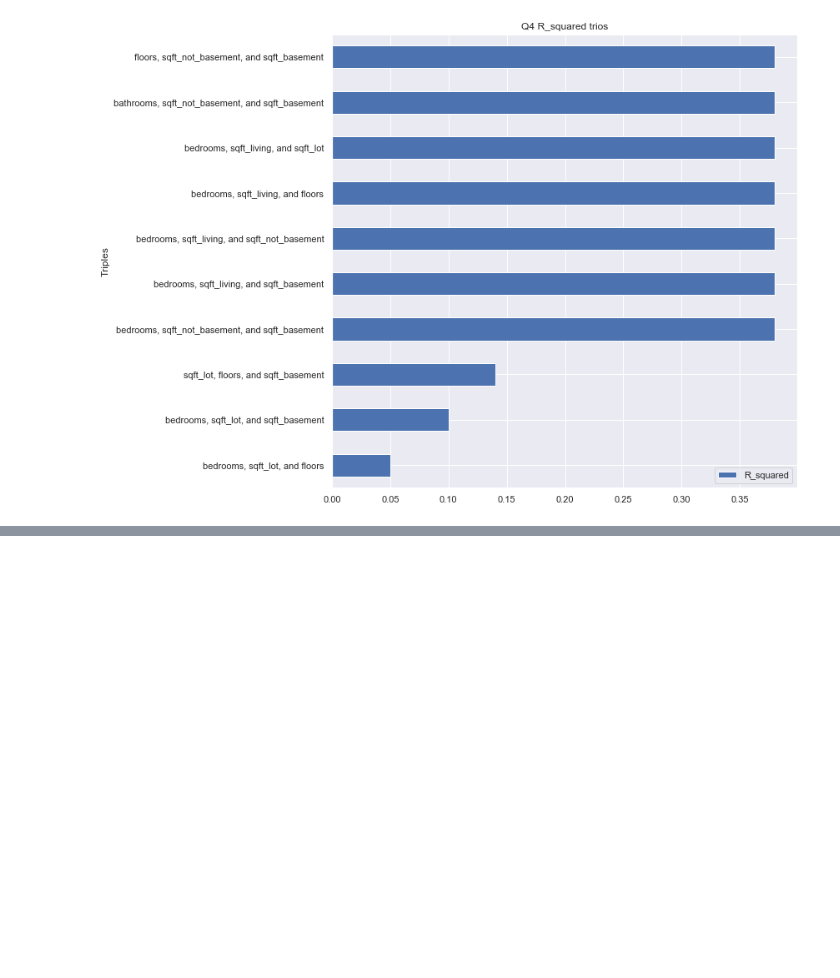
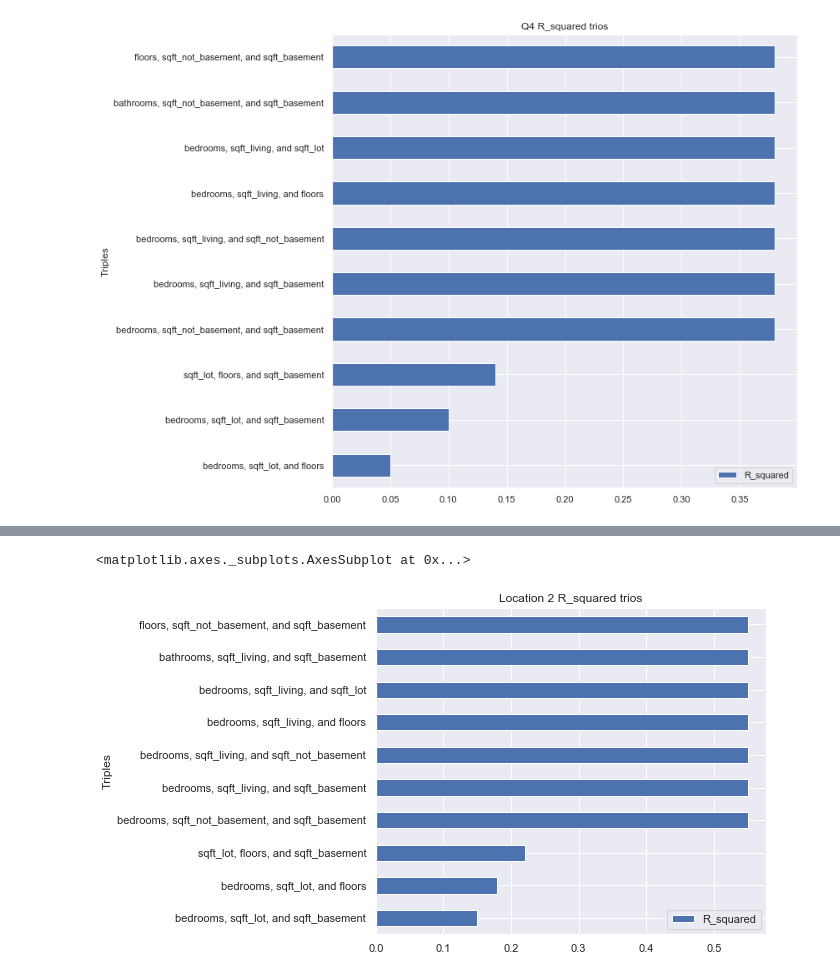
Before and after one commit to Greg-S-12/Mod1_Project, a Jupyter notebook: joe_project.ipynb, the cells around one changed output, grey strips where cells are left out. Cells and saved outputs as stored; diff of their text form; code cells hidden in the pictures; blank space fills up the shorter version.

```diff
--- a/joe_project.ipynb
+++ b/joe_project.ipynb
@@ -458,0 +454,5 @@ df.head()
+# %%
+r2(df_location2)[:3].append(r2(df_location2)[-7:]).plot.barh(title = 'Location 2 R_squared trios')
+# %% [output]
+<matplotlib.axes._subplots.AxesSubplot at 0x...>
+[figure, added]
```
Also changed, not shown: parts of 22 cells of this notebook, 14 other files.
